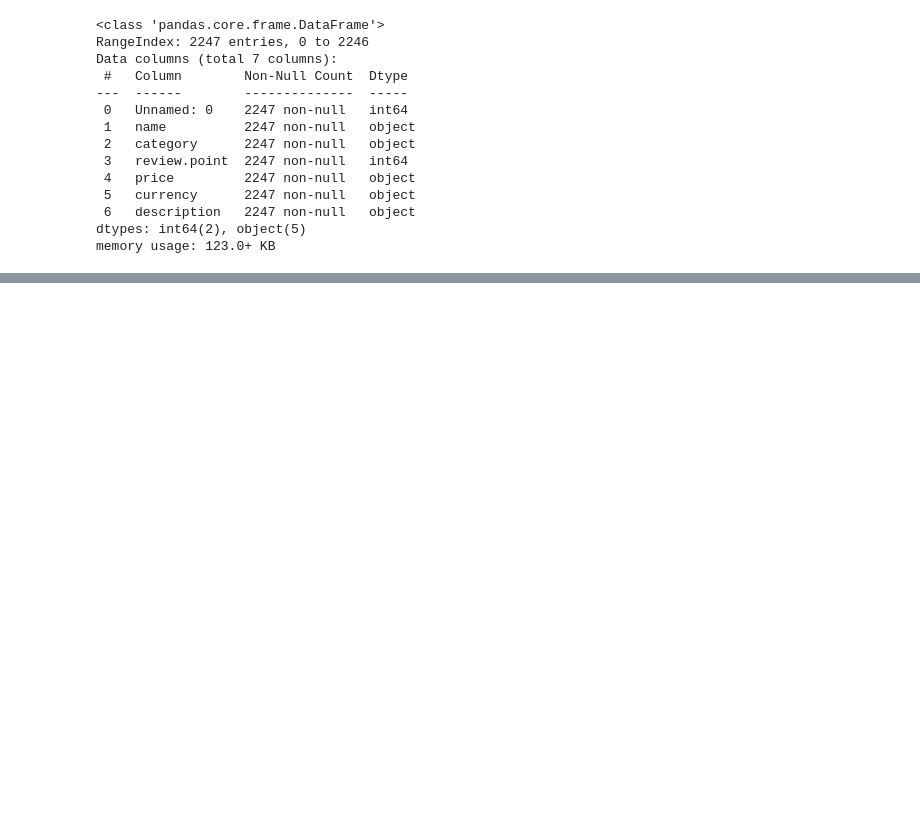
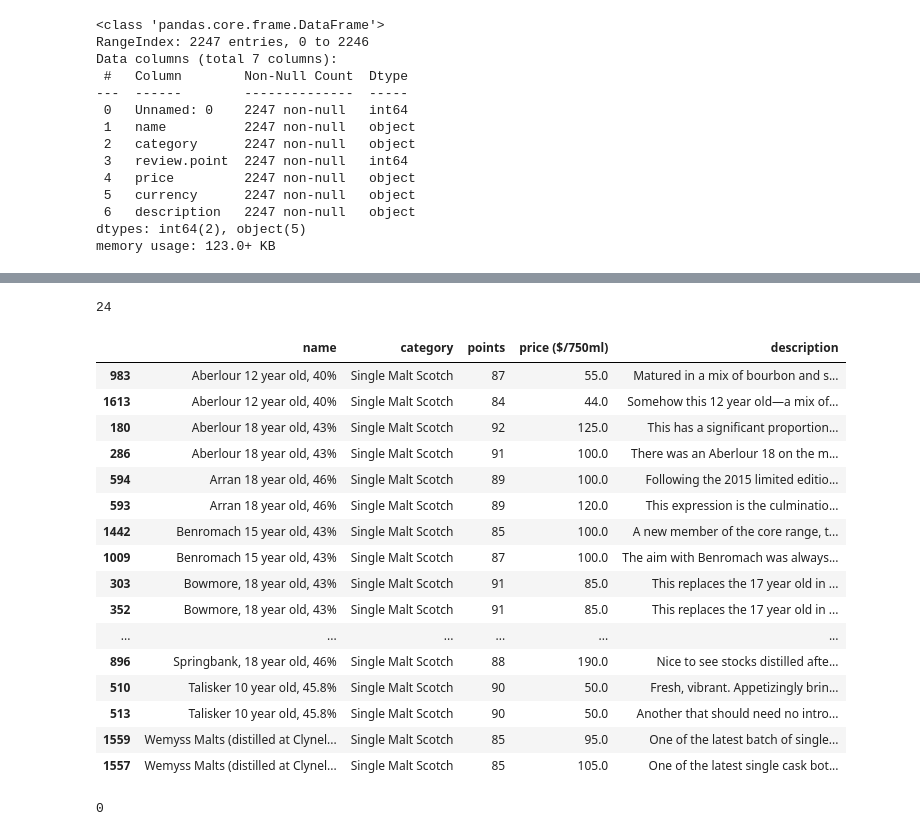
Before and after one commit to MartinWipf/CapstoneProject_Whisky, a Jupyter notebook: Capstone2_Whisky_DataWrangling.ipynb, the cells around one changed output, grey strips where cells are left out. Saved outputs shown, nothing was run; the diff lists cells and outputs as text; code cells hidden in the pictures; blank space fills up the shorter version.

Commit message:
Add files via upload
Cleaned raw data. Dataframe is now in a format to be analyzed in more detail.

```diff
--- a/Capstone2_Whisky_DataWrangling.ipynb
+++ b/Capstone2_Whisky_DataWrangling.ipynb
@@ -60,0 +86,3 @@ missing.sort_values(by='Count', ascending = False)
+# %%
+# Find and replace comma separators in price column
+whisky_data_init['price']=whisky_data_init['price'].str.replace(',','')
@@ -60,0 +105,13 @@ missing.sort_values(by='Count', ascending = False)
+# %%
+whisky_data_init.iloc[19, 3] = 15000
+whisky_data_init.iloc[95, 3] = 15000
+whisky_data_init.iloc[410, 3] = 15000
+whisky_data_init.iloc[576, 3] = 44*0.75
+whisky_data_init.iloc[1000, 3] = 15000
+whisky_data_init.iloc[1215, 3] = 15000
+# %%
+# Convert price to float
+whisky_data_init['price'] = whisky_data_init['price'].astype('float')
+# %%
+# Rename columns to reflect normalization and simplification
+whisky_data_init.rename(columns={"review.point": "points","price": "price ($/750ml)"},inplace=True)
@@ -60,0 +141,26 @@ missing.sort_values(by='Count', ascending = False)
+# %%
+# Check and count duplicate names
+whisky_data_init.duplicated('name').sum()
+# %% [output]
+24
+# %%
+# List duplicate names
+whisky_data_init[whisky_data_init.duplicated(subset=['name'], keep=False)].sort_values('name')
+# %% [output]
+|  | name | category | points | price ($/750ml) | description |
+| 983 | Aberlour 12 year old, 40% | Single Malt Scotch | 87 | 55.0 | Matured in a mix of bourbon and s... |
+| 1613 | Aberlour 12 year old, 40% | Single Malt Scotch | 84 | 44.0 | Somehow this 12 year old—a mix of... |
+| 180 | Aberlour 18 year old, 43% | Single Malt Scotch | 92 | 125.0 | This has a significant proportion... |
+| 286 | Aberlour 18 year old, 43% | Single Malt Scotch | 91 | 100.0 | There was an Aberlour 18 on the m... |
+| 594 | Arran 18 year old, 46% | Single Malt Scotch | 89 | 100.0 | Following the 2015 limited editio... |
+| 593 | Arran 18 year old, 46% | Single Malt Scotch | 89 | 120.0 | This expression is the culminatio... |
+| 1442 | Benromach 15 year old, 43% | Single Malt Scotch | 85 | 100.0 | A new member of the core range, t... |
+| 1009 | Benromach 15 year old, 43% | Single Malt Scotch | 87 | 100.0 | The aim with Benromach was always... |
+| 303 | Bowmore, 18 year old, 43% | Single Malt Scotch | 91 | 85.0 | This replaces the 17 year old in ... |
+| 352 | Bowmore, 18 year old, 43% | Single Malt Scotch | 91 | 85.0 | This replaces the 17 year old in ... |
+| ... | ... | ... | ... | ... | ... |
+| 896 | Springbank, 18 year old, 46% | Single Malt Scotch | 88 | 190.0 | Nice to see stocks distilled afte... |
+| 510 | Talisker 10 year old, 45.8% | Single Malt Scotch | 90 | 50.0 | Fresh, vibrant. Appetizingly brin... |
+| 513 | Talisker 10 year old, 45.8% | Single Malt Scotch | 90 | 50.0 | Another that should need no intro... |
+| 1559 | Wemyss Malts (distilled at Clynel... | Single Malt Scotch | 85 | 95.0 | One of the latest batch of single... |
+| 1557 | Wemyss Malts (distilled at Clynel... | Single Malt Scotch | 85 | 105.0 | One of the latest single cask bot... |
@@ -60,0 +180,5 @@ missing.sort_values(by='Count', ascending = False)
+# %%
+# Verify no duplicates left
+whisky_data_init.duplicated('name').sum()
+# %% [output]
+0
```
Also changed, not shown: parts of 21 cells of this notebook.
